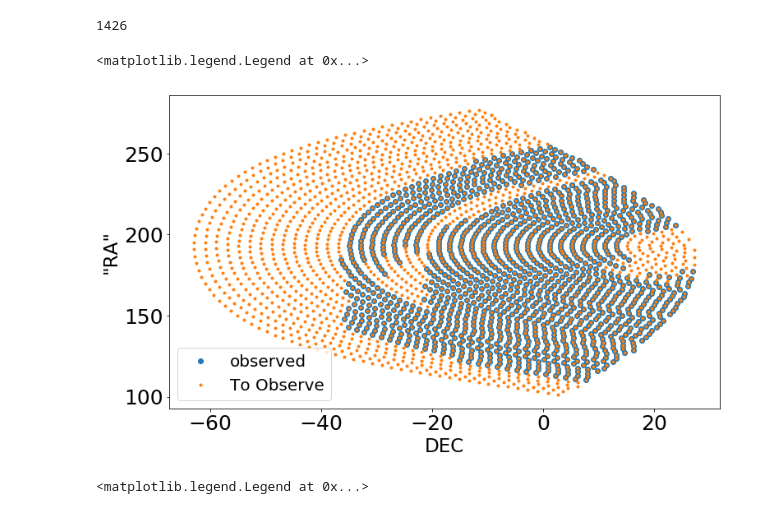
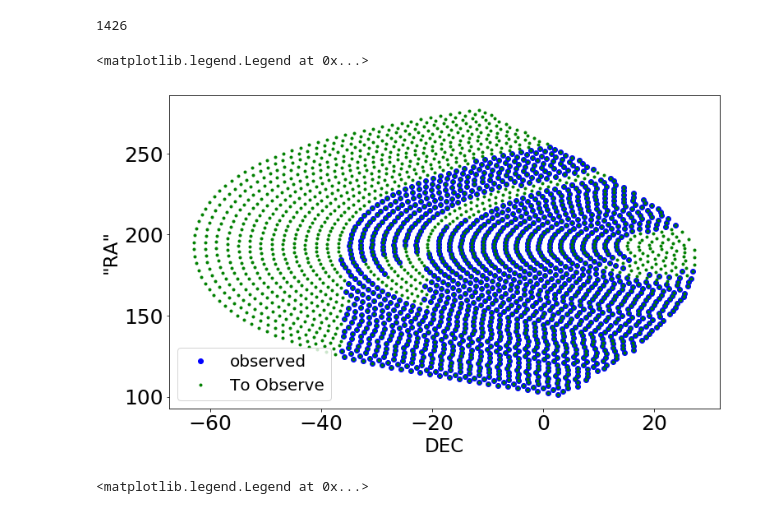
Before and after one commit to ahermosillo/ugastro121, a Jupyter notebook: spur_analysis.ipynb, the cells around one changed output. Drawn from its saved outputs; the diff is of its cells as text; code cells hidden in the pictures.

Commit message:
spur analysis added

```diff
--- a/spur_analysis.ipynb
+++ b/spur_analysis.ipynb
@@ -30,3 +32,6 @@ spur636 = sorted(glob.glob('420_data/LO_636*'))
+# %%
+spurON = sorted(glob.glob("420_data/LO_(635.0, 'MHz')_ON*.fits"))
+spurOFF = sorted(glob.glob("420_data/LO_(635.0, 'MHz')_OFF*.fits"))
 # %%
 def get_info(filename):
     x = fits.open(filename)
@@ -93,6 +98,34 @@ for i in range(int(len(spur636))):
     JD636.append(jd)
     RA636.append(ra)
     DEC636.append(dec)
+# %%
+RESON = []
+NCHANON = []
+LON = []
+BON = []
+POLAR1ON = []
+POLAR2ON = []
+JDON = []
+RAON = []
+DECON = []
+
+for i in range(int(len(spurON))):
+    r , ch, l , b, jd, ra, dec, av1, av2  = get_info(spurON[i])
+    RESON.append(r)
+    NCHANON.append(ch)
+    LON.append(l)
+    BON.append(b)
+    POLAR1ON.append(av1)
+    POLAR2ON.append(av2)
+    JDON.append(jd)
+    RAON.append(ra)
+    DECON.append(dec)
+# %%
+raon = np.copy(RAON)
+decon = np.copy(DECON)
+for i,r in enumerate(raon):
+    if r < 0:
+        raon[i] = raon[i] + 360
 # %%
 len(ra635)
 # %% [output]
@@ -104,20 +137,21 @@ len(RA636)
 # %%
 ra635 = np.copy(RA635)
 dec635 = np.copy(DEC635)
 for i,r in enumerate(ra635):
     if r < 0:
         ra635[i] = ra635[i] + 360
 
 plt.figure(figsize = (12,7))
-plt.plot(dec635,ra635,'o', label = 'observed')
-plt.plot(decCop,raCop, '.', label='To Observe')
+plt.plot(decon, raon, 'o',c ='b')
+plt.plot(dec635,ra635,'o',c='b', label = 'observed')
+plt.plot(decCop,raCop, 'g.', label='To Observe')
 plt.xlabel('DEC',fontsize = 23)
 plt.ylabel('"RA"',fontsize = 23)
 plt.tick_params(labelsize = 25)
 plt.legend(fontsize = 20)
 # %% [output]
 <matplotlib.legend.Legend at 0x...>
-[figure, old version]
+[figure, new version]
 # %%
 ra = np.copy(RA)
 dec = np.copy(DEC)
```
Also changed, not shown: parts of 1 cell of this notebook.
